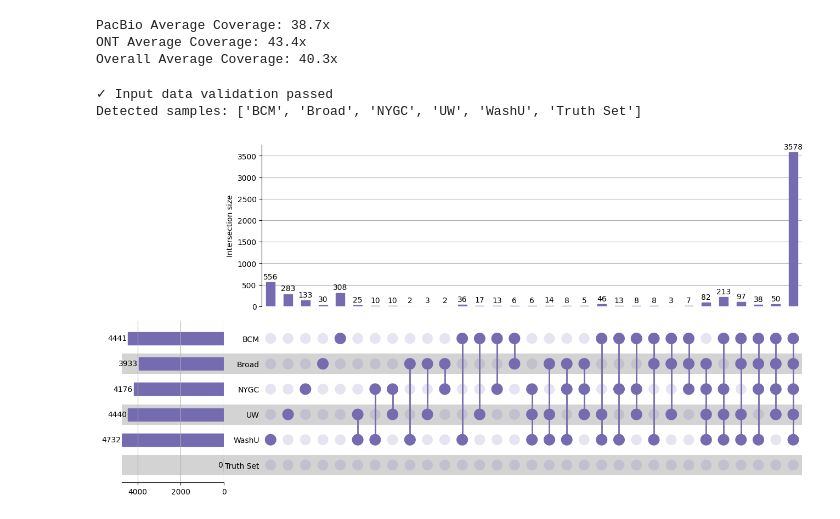
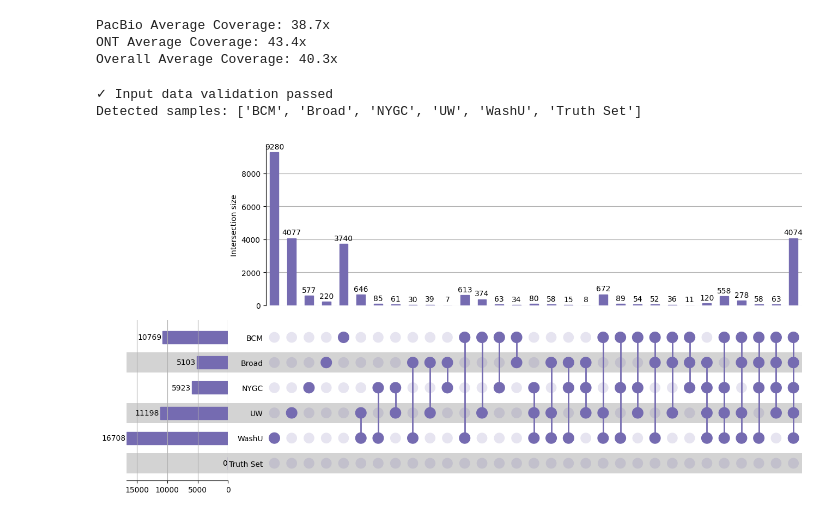
Before and after one commit to stefinfection/altair_viz, a Jupyter notebook: colo829/long_reads/paper_figure.ipynb, the cells around one changed output. Saved outputs shown, nothing was run; the diff lists cells and outputs as text; code cells hidden in the pictures.

Commit message:
Split paper figure into two files - 5%+ AF and all AF

```diff
--- a/colo829/long_reads/paper_figure.ipynb
+++ b/colo829/long_reads/paper_figure.ipynb
@@ -471,7 +470,6 @@ def plot_upset(series, sample_names, title="UpSet Plot", figsize=(16, 8), sample
         upset_params = {
             'show_counts': True,
             'sort_by': 'degree',
-            #'facecolor': '#d94701',
             'facecolor': '#756bb1',
             'shading_color': 'lightgray',
             'sort_categories_by': 'cardinality',
@@ -619,37 +617,37 @@ def validate_intersection_data(intersection_data):
 
 def main_example():
     all_isecs = {
-        'BCM': 308,
-        'Broad': 30,
-        'NYGC': 133,
-        'UW': 283,
-        'WashU': 556,
-        'BCM&Broad': 6,
-        'BCM&NYGC': 13,
-        'BCM&UW': 17,
-        'BCM&WashU': 36,
-        'Broad&NYGC': 2,
-        'Broad&UW': 3,
-        'Broad&WashU': 2,
-        'NYGC&UW': 10,
-        'NYGC&WashU': 10,
-        'UW&WashU': 25,
-        'BCM&Broad&NYGC': 7,
-        'BCM&Broad&UW': 3,
-        'BCM&Broad&WashU': 8,
-        'BCM&NYGC&UW': 8,
-        'BCM&NYGC&WashU': 13,
-        'BCM&UW&WashU': 46,
-        'Broad&NYGC&UW': 5,
-        'Broad&NYGC&WashU': 8,
-        'Broad&UW&WashU': 14,
-        'NYGC&UW&WashU': 6,
-        'BCM&Broad&NYGC&UW': 50,
-        'BCM&Broad&NYGC&WashU': 38,
-        'BCM&Broad&UW&WashU': 97,
-        'BCM&NYGC&UW&WashU': 213,
-        'Broad&NYGC&UW&WashU': 82,
-        'BCM&Broad&NYGC&UW&WashU': 3578
+        'BCM': 3740,
+        'Broad': 220,
+        'NYGC': 577,
+        'UW': 4077,
+        'WashU': 9280,
+        'BCM&Broad': 34,
+        'BCM&NYGC': 63,
+        'BCM&UW': 374,
+        'BCM&WashU': 613,
+        'Broad&NYGC': 7,
+        'Broad&UW': 39,
+        'Broad&WashU': 30,
+        'NYGC&UW': 61,
+        'NYGC&WashU': 85,
+        'UW&WashU': 646,
+        'BCM&Broad&NYGC': 11,
+        'BCM&Broad&UW': 36,
+        'BCM&Broad&WashU': 52,
+        'BCM&NYGC&UW': 54,
+        'BCM&NYGC&WashU': 89,
+        'BCM&UW&WashU': 672,
+        'Broad&NYGC&UW': 8,
+        'Broad&NYGC&WashU': 15,
+        'Broad&UW&WashU': 58,
+        'NYGC&UW&WashU': 80,
+        'BCM&Broad&NYGC&UW': 63,
+        'BCM&Broad&NYGC&WashU': 58,
+        'BCM&Broad&UW&WashU': 278,
+        'BCM&NYGC&UW&WashU': 558,
+        'Broad&NYGC&UW&WashU': 120,
+        'BCM&Broad&NYGC&UW&WashU': 4074
     }
 
     # Validate input data
@@ -669,37 +667,37 @@ def main_example():
     upset = plot_upset(
         series,
         detected_samples,
-        title="5%+ AF Variant Intersections Called In GCC Combinations Not In Truth Set",
+        title="All Variant Intersections Called In GCC Combinations Not In Truth Set",
         min_subset_size=1,     # Show all intersections with at least 1 variant
         show_counts=True,      # Show count numbers on bars
         sort_by='degree', # Sort by intersection size
         sort_categories_by='-input'  # Sort sample categories by size
     )
 
     # Print summary
     # if series is not None:
     #     print(f"\nSummary:")
     #     print(f"Total intersections: {len(series)}")
     #     print(f"Total variants across all intersections: {series.sum()}")
     #     print(f"Largest intersection: {series.max()} variants")
     #     print(f"Smallest intersection: {series.min()} variants")
     #     print(f"Mean intersection size: {series.mean():.1f} variants")
 
     #     # Show top intersections
     #     print(f"\nTop 10 intersections by size:")
     #     top_intersections = series.sort_values(ascending=False).head(10)
     #     for idx, value in top_intersections.items():
     #         # Convert boolean tuple back to sample names
     #         samples_in_intersection = [sample_names[i] for i, is_member in enumerate(idx) if is_member]
     #         intersection_str = '&'.join(samples_in_intersection)
     #         print(f"  {intersection_str}: {value} variants")
 
     return series, upset
 
 if __name__ == "__main__":
     # Run the example
     series, upset = main_example()
 # %% [output]
 ✓ Input data validation passed
 Detected samples: ['BCM', 'Broad', 'NYGC', 'UW', 'WashU', 'Truth Set']
-[figure, old version]
+[figure, new version]
```
Also changed, not shown: parts of 3 cells of this notebook, 1 other file.
